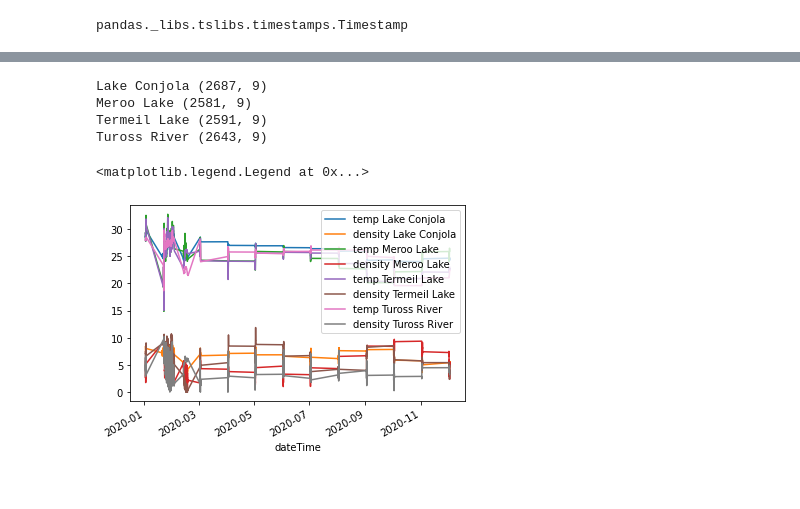
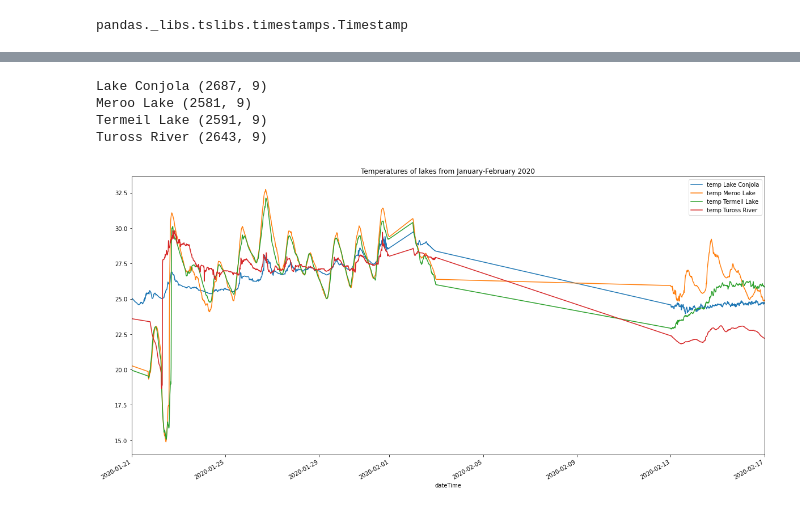
Before and after one commit to gsasvary/data_project_, a Jupyter notebook: Bushfire_Impact_Water_Data.ipynb, the cells around one changed output, grey strips where cells are left out. Cells and saved outputs as stored; diff of their text form; code cells hidden in the pictures.

```diff
--- a/Bushfire_Impact_Water_Data.ipynb
+++ b/Bushfire_Impact_Water_Data.ipynb
@@ -7,0 +24,3 @@ from datetime import datetime
+# %%
+%matplotlib inline
+plt.rcParams['figure.figsize'] = (20, 10)
@@ -75,6 +128,3 @@ all_lakes_df.sample(4)
 type(df.dateTime[0])
 # %% [output]
 pandas._libs.tslibs.timestamps.Timestamp
-# %%
-all_lakes_df.set_index("dateTime").temp.plot()
-all_lakes_df.set_index("dateTime").density.plot()
@@ -84,13 +131,14 @@ all_lakes_df.set_index("dateTime").density.plot()
 # %%
 for name, df in all_lakes_df.groupby("estuaryName"):
     print(name, df.shape)
     df.set_index("dateTime").temp.plot(label=f"temp {name}")
-    df.set_index("dateTime").density.plot(label=f"density {name}")
 plt.legend()
+plt.xlim(["2020-01-21", "2020-02-17"])
+plt.title("Temperatures of lakes from January-February 2020")
+plt.show()
 # %% [output]
 Lake Conjola (2687, 9)
 Meroo Lake (2581, 9)
 Termeil Lake (2591, 9)
 Tuross River (2643, 9)
-<matplotlib.legend.Legend at 0x...>
-[figure, old version]
+[figure, new version]
```
Also changed, not shown: parts of 25 cells of this notebook.
